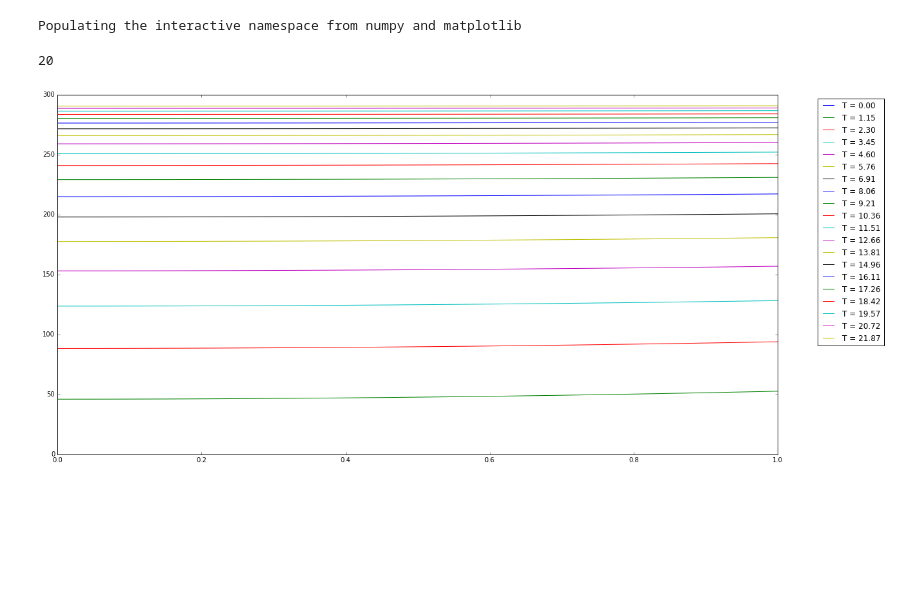
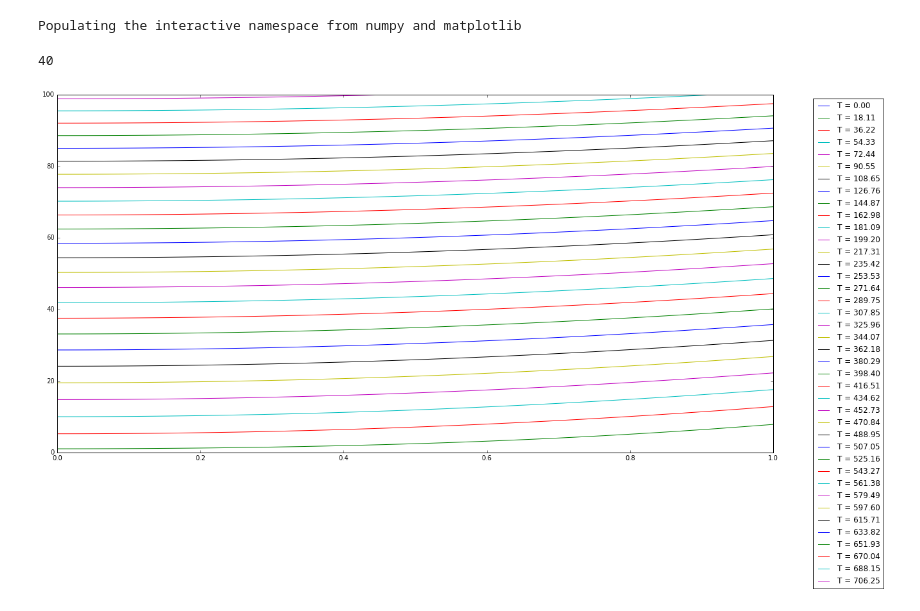
Before and after one commit to FalconUA/numerical-analysis, a Jupyter notebook: s3-3/appointment_s3-3.ipynb, the cells around one changed output. Drawn from its saved outputs; the diff is of its cells as text; code cells hidden in the pictures; blank space fills up the shorter version.

```diff
--- a/s3-3/appointment_s3-3.ipynb
+++ b/s3-3/appointment_s3-3.ipynb
@@ -77,16 +77,17 @@ def solve_step(y, t, h, tau, gamma, sigma = 0.5):
     ab[1][n-1] = B[n-1]
     ab[2][n-1] = 0
 
-    return solve_banded((1, 1), ab, F)
+    return TriDiag(A, C, B, F)#solve_banded((1, 1), ab, F)
 # %%
 def solve(u_s, _y0):
-    tmax = 23
+    t_max = 0.2 * 60 * 60
+    tmax = t_max * lamb / (rho * c * R * R)
     t = 0.
 
     __u_s = u_s + 273.15
     n = int((1 - 0) / h)
     y = [(_y0 + 273.15 - __u_s) / __u_s] * (n+1)
-    K = 20
+    K = 40
     timer_flag = tmax / K
     timer = 0.
     gamma = gam*R*lamb
@@ -99,7 +100,7 @@ def solve(u_s, _y0):
         timer = timer + tau
         if timer > timer_flag:
             cached.append([__u_s * (r + 1) - 273.15 for r in y])
-            tanchor.append('T = %.2f' % t)
+            tanchor.append('T = %.2f' % (t * (rho * c * R * R)/lamb))
             timer = 0
 
     return cached, tanchor
@@ -106,14 +116,14 @@ def solve(u_s, _y0):
 # %%
 plt.figure(figsize=(20,10))
 res, tanchor = solve(300., 0.)
 print(len(res))
 for i in range(len(res)):
     x = [0 + j*h for j in range(len(res[i]))]
     plt.plot(x, res[i])
 #plt.legend(res[2], loc=2, bbox_to_anchor=(1.05, 1))
 plt.legend(tanchor, loc=2, bbox_to_anchor=(1.05, 1))
-plt.ylim(0.0, 300.0)
+plt.ylim(0.0, 100.0)
 plt.show()
 # %% [output]
-20
+40
-[figure, old version]
+[figure, new version]
```
Also changed, not shown: parts of 2 cells of this notebook, 2 other files.
